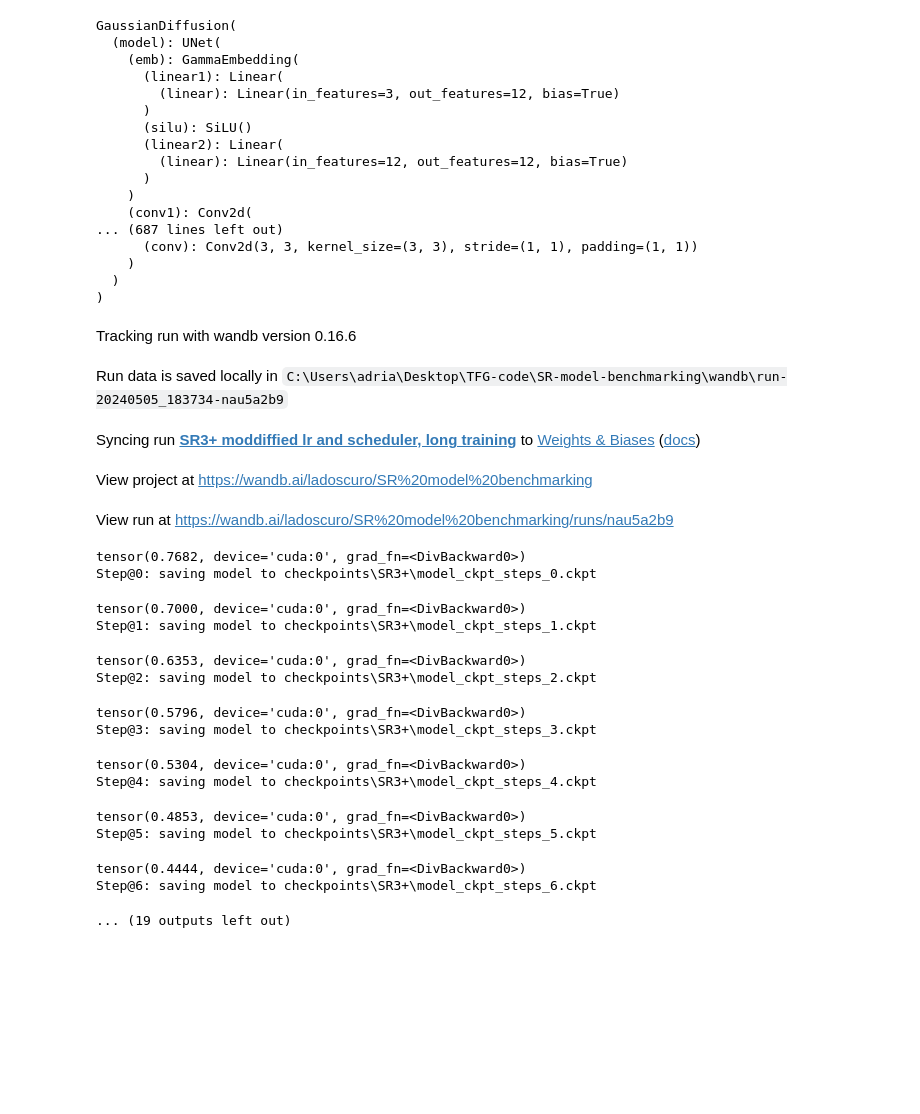
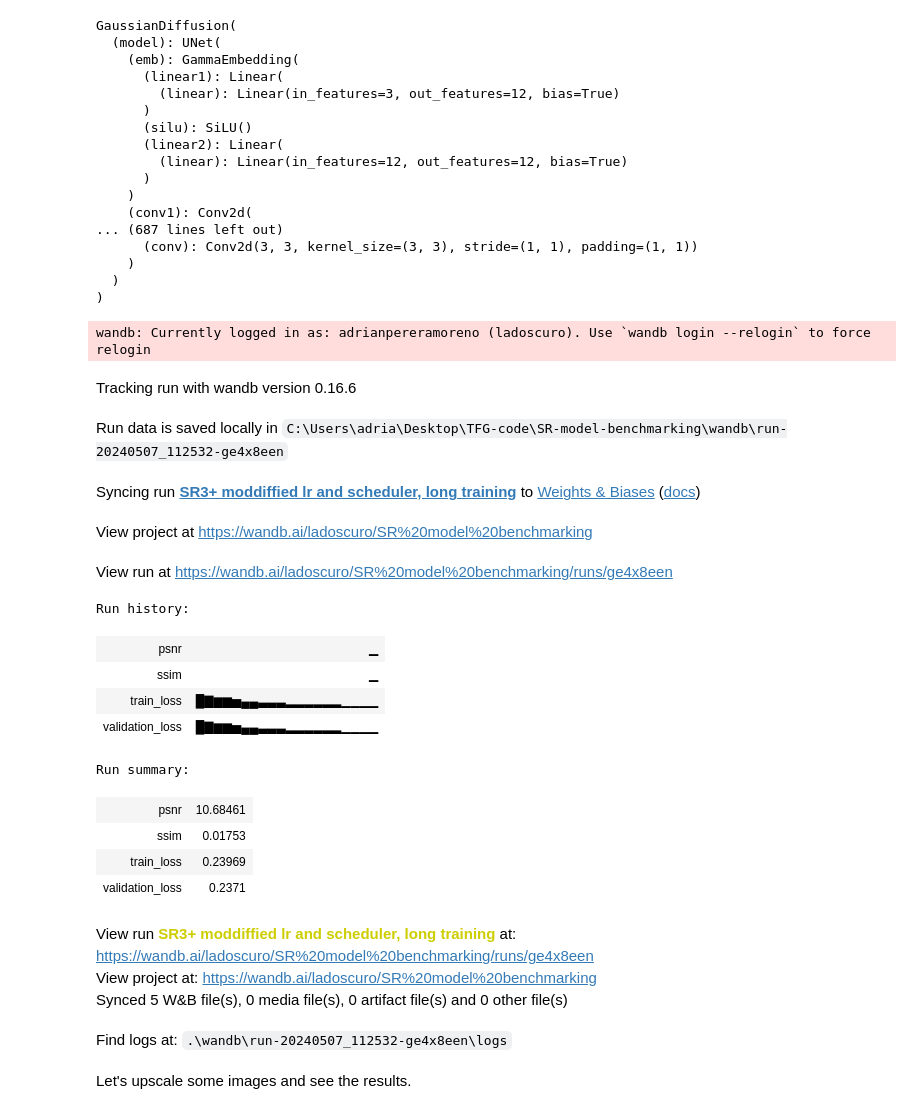
Before and after one commit to Descalabreitor/Satelite-Superresolution-diffusion, a Jupyter notebook: experiments.ipynb, the cells around one changed output. Saved outputs shown, nothing was run; the diff lists cells and outputs as text; code cells hidden in the pictures; blank space fills up the shorter version.

```diff
--- a/experiments.ipynb
+++ b/experiments.ipynb
@@ -195,7 +227,7 @@ Step@6: saving model to checkpoints\SR3\model_ckpt_steps_6.ckpt
 from models.SR3plus.diffusion import GaussianDiffusion
 from models.SR3plus.model import UNet
 hyperparams = {
-    "steps" : 2000,
+    "steps" : 8000,
     "sample_steps" : 100,
     "lr":0.0002,
     "epochs":20,
@@ -230,44 +262,45 @@ scheduler = torch.optim.lr_scheduler.StepLR(optimizer, step_size=hyperparams["de
 # %%
 project_name = "SR model benchmarking"
 run_name = "SR3+ moddiffied lr and scheduler, long training"
 wandb.login()
 wandb.init(project=project_name, config=hyperparams, name=run_name)
 
-trainer = SR3Trainer(metrics_used=["ssim", "psnr"])
+trainer = SR3Trainer(metrics_used=["ssim", "psnr"], model_name="SR3+")
 trainer.set_model(SR3plus_model)
 trainer.set_optimizer(optimizer)
 trainer.set_scheduler(scheduler)
 for step in range(hyperparams["epochs"]):
     train_loss = trainer.train(train_dataloader)
     torch.cuda.empty_cache()
-    print(train_loss)
-    trainer.save_model("checkpoints\\SR3+", step)
+    trainer.save_model("models_state_dic")
     with torch.no_grad():
         val_loss = trainer.validate(val_dataloader)
     torch.cuda.empty_cache()
     wandb.log({"train_loss": train_loss, "validation_loss": val_loss})
 
 test_metrics = trainer.test(test_dataloader)
 wandb.log(test_metrics)
 wandb.finish()
 # %% [output]
+wandb: Currently logged in as: adrianpereramoreno (ladoscuro). Use `wandb login --relogin` to force relogin
 Tracking run with wandb version 0.16.6
-Run data is saved locally in C:\Users\adria\Desktop\TFG-code\SR-model-benchmarking\wandb\run-20240505_183734-nau5a2b9
+Run data is saved locally in C:\Users\adria\Desktop\TFG-code\SR-model-benchmarking\wandb\run-20240507_112532-ge4x8een
 Syncing run SR3+ moddiffied lr and scheduler, long training to Weights & Biases (docs)
 View project at https://wandb.ai/ladoscuro/SR%20model%20benchmarking
-View run at https://wandb.ai/ladoscuro/SR%20model%20benchmarking/runs/nau5a2b9
+View run at https://wandb.ai/ladoscuro/SR%20model%20benchmarking/runs/ge4x8een
-tensor(0.7682, device='cuda:0', grad_fn=<DivBackward0>)
-Step@0: saving model to checkpoints\SR3+\model_ckpt_steps_0.ckpt
-tensor(0.7000, device='cuda:0', grad_fn=<DivBackward0>)
-Step@1: saving model to checkpoints\SR3+\model_ckpt_steps_1.ckpt
+Run history:
+| psnr | ▁ |
+| ssim | ▁ |
+| train_loss | █▇▆▆▅▄▄▃▃▃▂▂▂▂▂▂▁▁▁▁ |
+| validation_loss | █▇▆▆▅▄▄▃▃▃▂▂▂▂▂▂▁▁▁▁ |
-tensor(0.6353, device='cuda:0', grad_fn=<DivBackward0>)
-Step@2: saving model to checkpoints\SR3+\model_ckpt_steps_2.ckpt
+Run summary:
-tensor(0.5796, device='cuda:0', grad_fn=<DivBackward0>)
-Step@3: saving model to checkpoints\SR3+\model_ckpt_steps_3.ckpt
-tensor(0.5304, device='cuda:0', grad_fn=<DivBackward0>)
-Step@4: saving model to checkpoints\SR3+\model_ckpt_steps_4.ckpt
-tensor(0.4853, device='cuda:0', grad_fn=<DivBackward0>)
-Step@5: saving model to checkpoints\SR3+\model_ckpt_steps_5.ckpt
-tensor(0.4444, device='cuda:0', grad_fn=<DivBackward0>)
-Step@6: saving model to checkpoints\SR3+\model_ckpt_steps_6.ckpt
-... (19 outputs left out)
+| psnr | 10.68461 |
+| ssim | 0.01753 |
+| train_loss | 0.23969 |
+| validation_loss | 0.2371 |
+View run SR3+ moddiffied lr and scheduler, long training at: https://wandb.ai/ladoscuro/SR%20model%20benchmarking/runs/ge4x8een
+View project at: https://wandb.ai/ladoscuro/SR%20model%20benchmarking
+Synced 5 W&B file(s), 0 media file(s), 0 artifact file(s) and 0 other file(s)
+Find logs at: .\wandb\run-20240507_112532-ge4x8een\logs
+# %% [markdown]
+Let's upscale some images and see the results.
```
Also changed, not shown: parts of 6 cells of this notebook, 7 other files.
